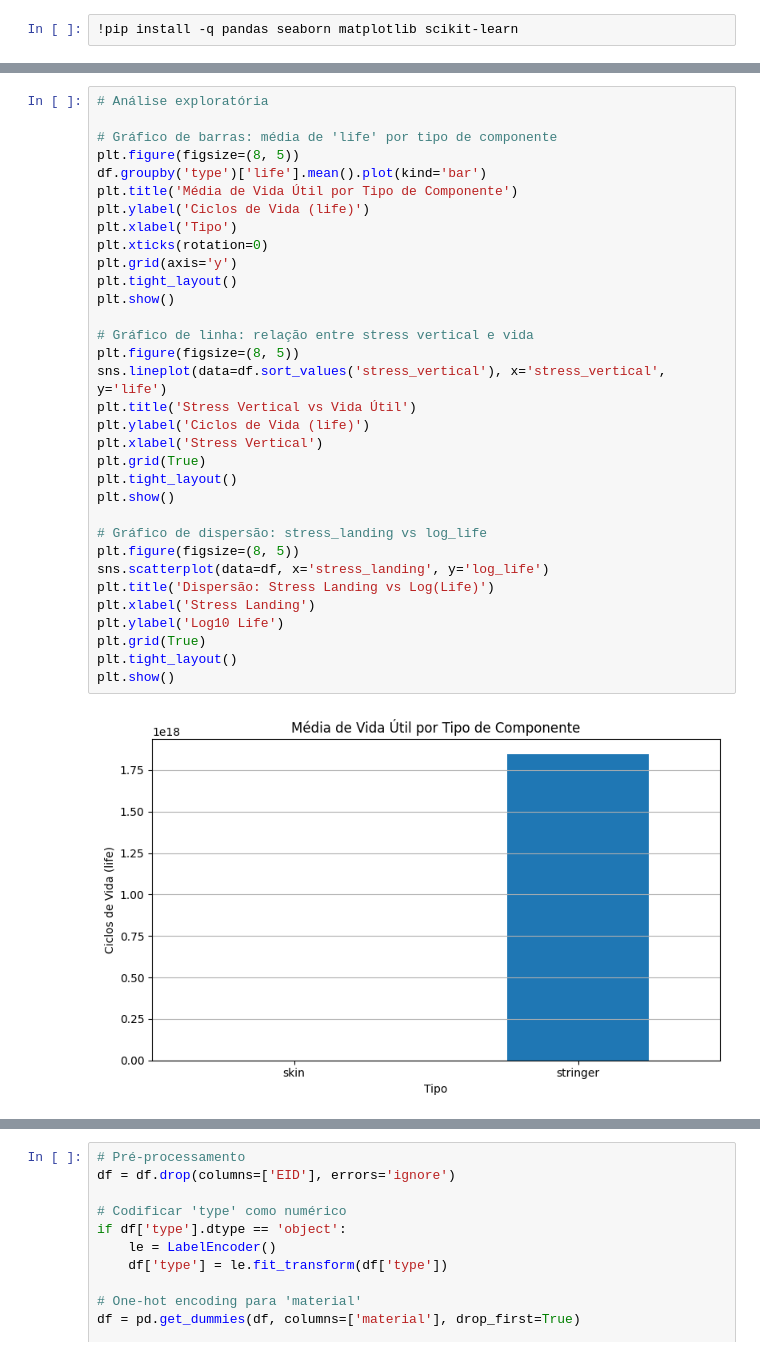
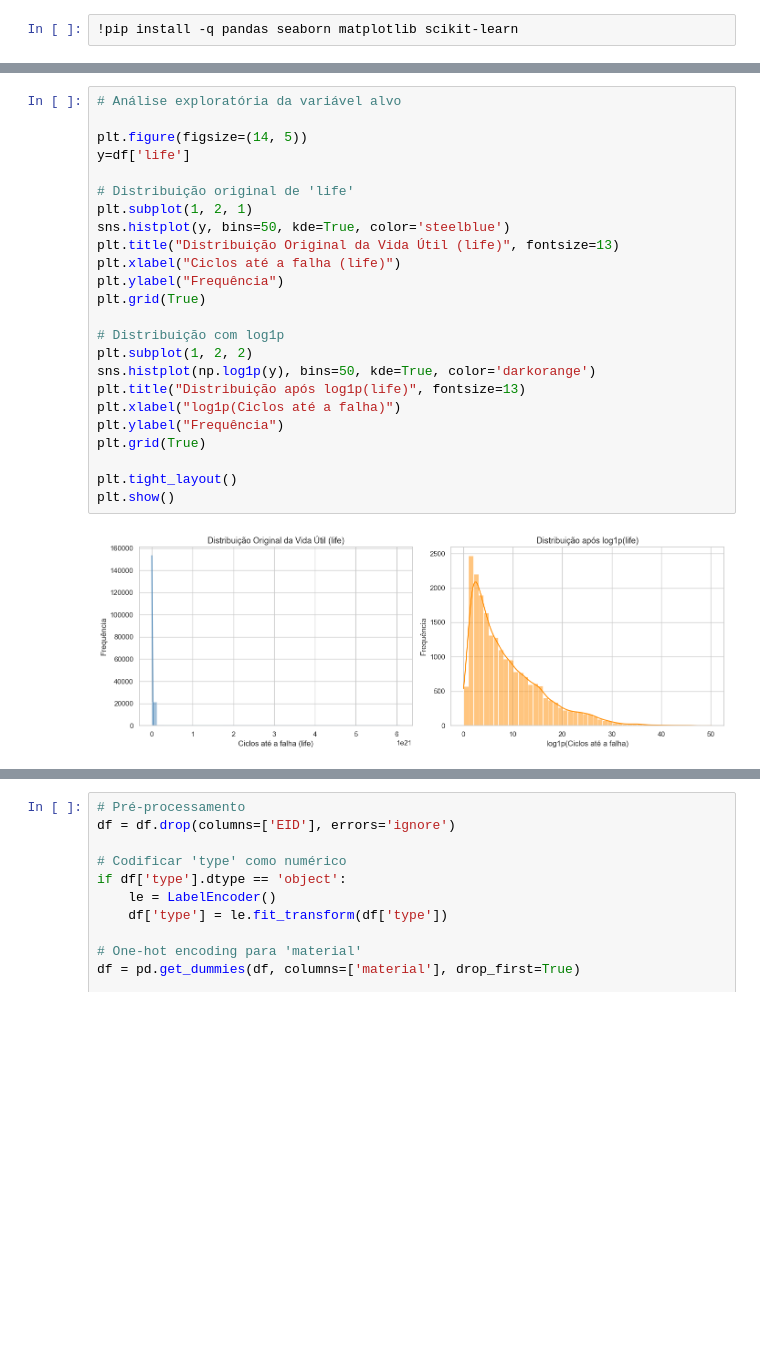
Before and after one commit to VictorOlegario/projeto_ml_ita_2025_01, a Jupyter notebook: projeto_fadiga_vf.ipynb, the cells around one changed output, grey strips where cells are left out. Cells and saved outputs as stored; diff of their text form; blank space fills up the shorter version.

```diff
--- a/projeto_fadiga_vf.ipynb
+++ b/projeto_fadiga_vf.ipynb
@@ -83,35 +76,26 @@ Matriz de correlação:
 # %%
-# Análise exploratória
+# Análise exploratória da variável alvo
 
-# Gráfico de barras: média de 'life' por tipo de componente
-plt.figure(figsize=(8, 5))
-df.groupby('type')['life'].mean().plot(kind='bar')
-plt.title('Média de Vida Útil por Tipo de Componente')
-plt.ylabel('Ciclos de Vida (life)')
-plt.xlabel('Tipo')
-plt.xticks(rotation=0)
-plt.grid(axis='y')
+plt.figure(figsize=(14, 5))
+y=df['life']
+
+# Distribuição original de 'life'
+plt.subplot(1, 2, 1)
+sns.histplot(y, bins=50, kde=True, color='steelblue')
+plt.title("Distribuição Original da Vida Útil (life)", fontsize=13)
+plt.xlabel("Ciclos até a falha (life)")
+plt.ylabel("Frequência")
+plt.grid(True)
+
+# Distribuição com log1p
+plt.subplot(1, 2, 2)
+sns.histplot(np.log1p(y), bins=50, kde=True, color='darkorange')
+plt.title("Distribuição após log1p(life)", fontsize=13)
+plt.xlabel("log1p(Ciclos até a falha)")
+plt.ylabel("Frequência")
+plt.grid(True)
+
 plt.tight_layout()
 plt.show()
-
-# Gráfico de linha: relação entre stress vertical e vida
-plt.figure(figsize=(8, 5))
-sns.lineplot(data=df.sort_values('stress_vertical'), x='stress_vertical', y='life')
-plt.title('Stress Vertical vs Vida Útil')
-plt.ylabel('Ciclos de Vida (life)')
-plt.xlabel('Stress Vertical')
-plt.grid(True)
-plt.tight_layout()
-plt.show()
-
-# Gráfico de dispersão: stress_landing vs log_life
-plt.figure(figsize=(8, 5))
-sns.scatterplot(data=df, x='stress_landing', y='log_life')
-plt.title('Dispersão: Stress Landing vs Log(Life)')
-plt.xlabel('Stress Landing')
-plt.ylabel('Log10 Life')
-plt.grid(True)
-plt.tight_layout()
-plt.show()
 # %% [output]
-[figure, old version]
+[figure, new version]
```
Also changed, not shown: parts of 14 cells of this notebook, 1 other file.
